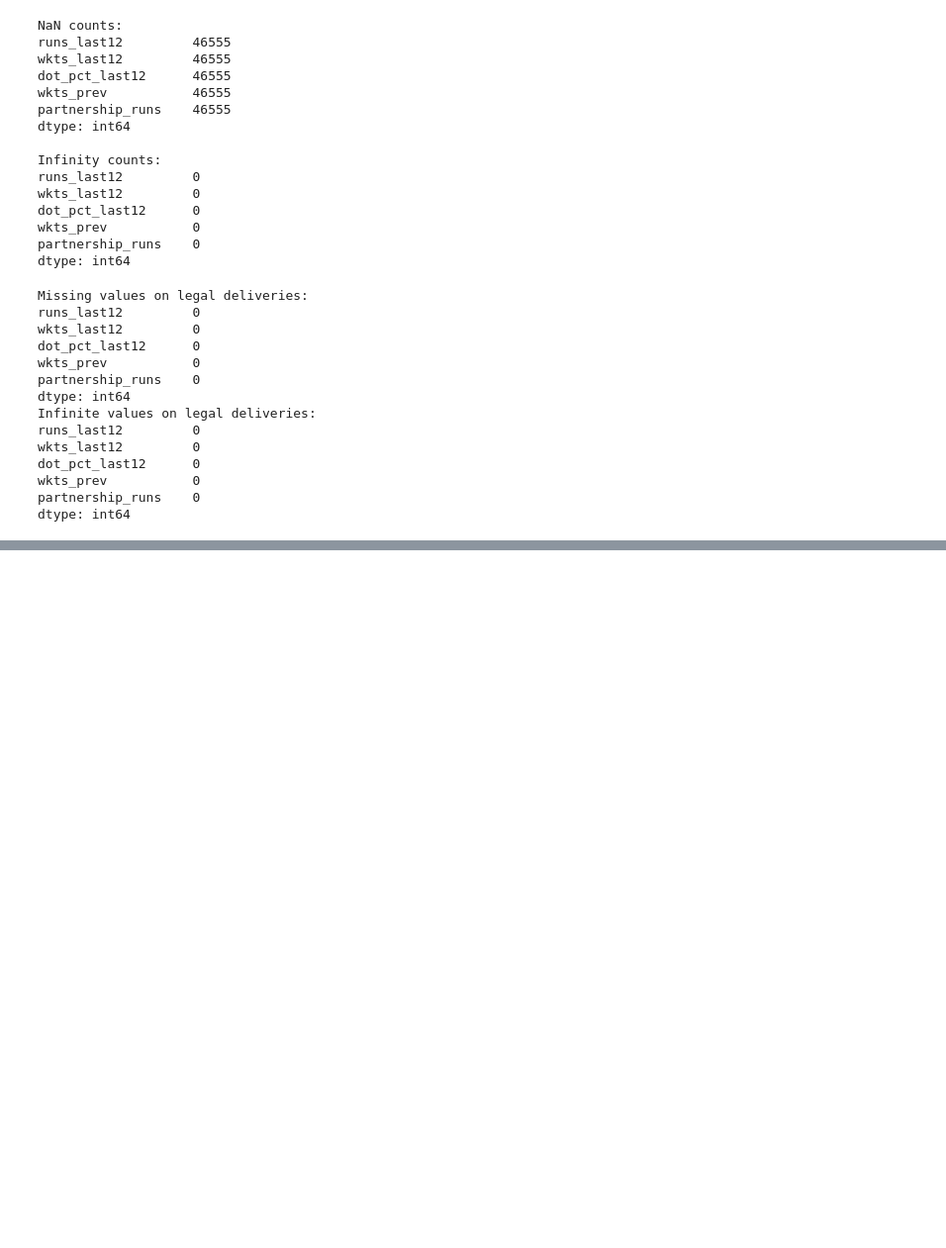
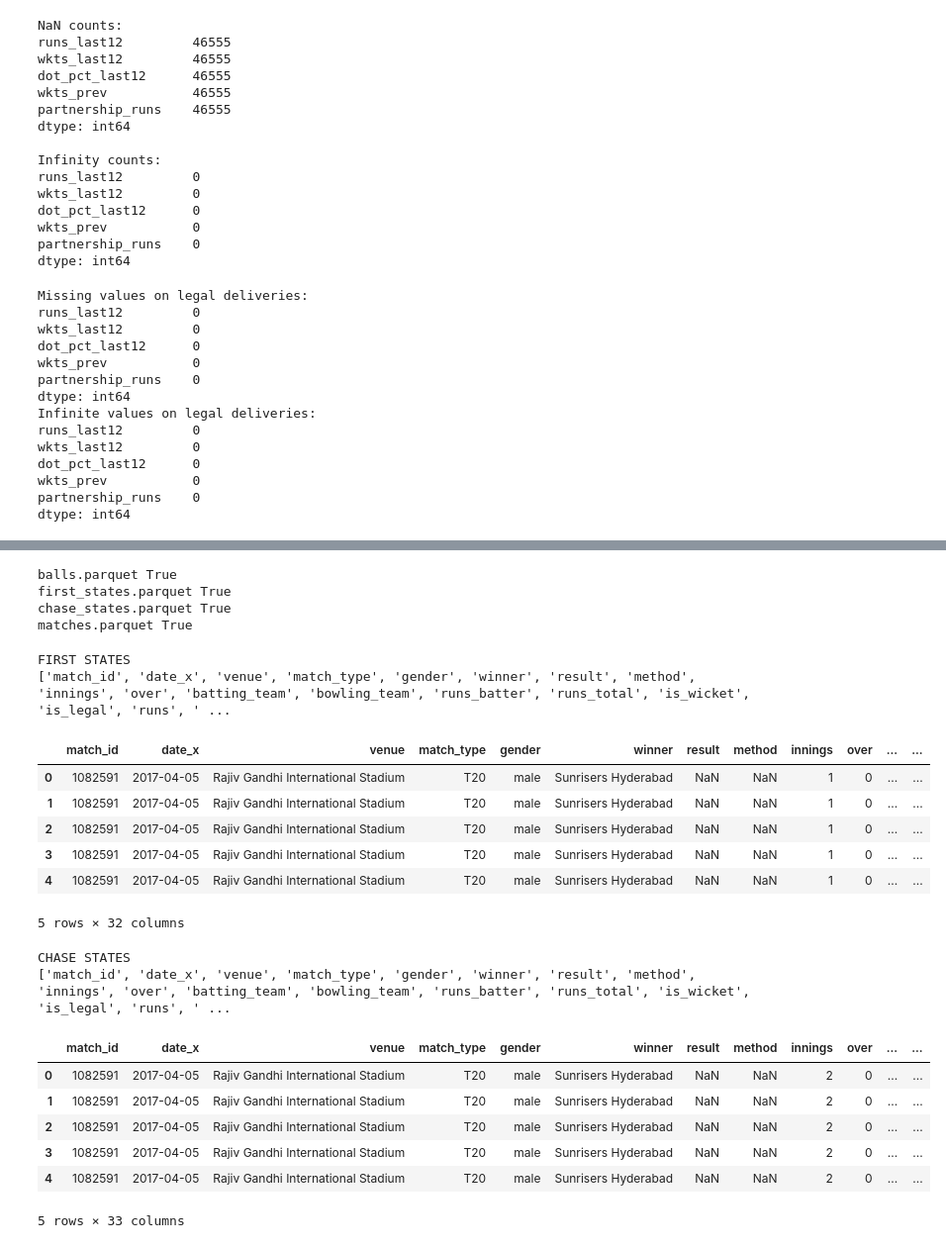
Before and after one commit to karnesh-sg/cric-win-pred, a Jupyter notebook: notebooks/01_eda.ipynb, the cells around one changed output, grey strips where cells are left out. Shown at 99% size. Drawn from its saved outputs; the diff is of its cells as text; code cells hidden in the pictures; blank space fills up the shorter version.

```diff
--- a/notebooks/01_eda.ipynb
+++ b/notebooks/01_eda.ipynb
@@ -573,0 +899,34 @@ dtype: int64
+# %%
+from pathlib import Path
+import pandas as pd
+
+DATA = Path("../data/interim")
+
+first = pd.read_parquet(DATA / "first_states.parquet")
+chase = pd.read_parquet(DATA / "chase_states.parquet")
+
+match_features = [
+    "match_id", "date", "venue_avg_first", "venue_chase_rate",
+    "elo_diff", "elo_diff_bat"
+]
+
+first = first.merge(
+    m_elo[match_features],
+    on="match_id",
+    how="left",
+    validate="many_to_one"
+)
+
+chase = chase.merge(
+    m_elo[match_features],
+    on="match_id",
+    how="left",
+    validate="many_to_one"
+)
+# %%
+first["wickets_in_hand"] = 10 - first["wkts"]
+
+chase["wickets_in_hand"] = 10 - chase["wkts"]
+chase["target_vs_venue"] = (
+    chase["target"] - chase["venue_avg_first"]
+)
@@ -573,0 +950,45 @@ dtype: int64
+# %%
+from pathlib import Path
+
+DATA = Path("../data/interim")
+
+for filename in [
+    "balls.parquet",
+    "first_states.parquet",
+    "chase_states.parquet",
+    "matches.parquet"
+]:
+    path = DATA / filename
+    print(filename, path.exists())
+# %% [output]
+balls.parquet True
+first_states.parquet True
+chase_states.parquet True
+matches.parquet True
+# %%
+print("FIRST STATES")
+print(first.columns.tolist())
+display(first.head(5))
+
+print("\nCHASE STATES")
+print(chase.columns.tolist())
+display(chase.head(5))
+# %% [output]
+FIRST STATES
+['match_id', 'date_x', 'venue', 'match_type', 'gender', 'winner', 'result', 'method', 'innings', 'over', 'batting_team', 'bowling_team', 'runs_batter', 'runs_total', 'is_wicket', 'is_legal', 'runs', ' ...
+|  | match_id | date_x | venue | match_type | gender | winner | result | method | innings | over | ... | ... |
+| 0 | 1082591 | 2017-04-05 | Rajiv Gandhi International Stadium | T20 | male | Sunrisers Hyderabad | NaN | NaN | 1 | 0 | ... | ... |
+| 1 | 1082591 | 2017-04-05 | Rajiv Gandhi International Stadium | T20 | male | Sunrisers Hyderabad | NaN | NaN | 1 | 0 | ... | ... |
+| 2 | 1082591 | 2017-04-05 | Rajiv Gandhi International Stadium | T20 | male | Sunrisers Hyderabad | NaN | NaN | 1 | 0 | ... | ... |
+| 3 | 1082591 | 2017-04-05 | Rajiv Gandhi International Stadium | T20 | male | Sunrisers Hyderabad | NaN | NaN | 1 | 0 | ... | ... |
+| 4 | 1082591 | 2017-04-05 | Rajiv Gandhi International Stadium | T20 | male | Sunrisers Hyderabad | NaN | NaN | 1 | 0 | ... | ... |
+5 rows × 32 columns
+CHASE STATES
+['match_id', 'date_x', 'venue', 'match_type', 'gender', 'winner', 'result', 'method', 'innings', 'over', 'batting_team', 'bowling_team', 'runs_batter', 'runs_total', 'is_wicket', 'is_legal', 'runs', ' ...
+|  | match_id | date_x | venue | match_type | gender | winner | result | method | innings | over | ... | ... |
+| 0 | 1082591 | 2017-04-05 | Rajiv Gandhi International Stadium | T20 | male | Sunrisers Hyderabad | NaN | NaN | 2 | 0 | ... | ... |
+| 1 | 1082591 | 2017-04-05 | Rajiv Gandhi International Stadium | T20 | male | Sunrisers Hyderabad | NaN | NaN | 2 | 0 | ... | ... |
+| 2 | 1082591 | 2017-04-05 | Rajiv Gandhi International Stadium | T20 | male | Sunrisers Hyderabad | NaN | NaN | 2 | 0 | ... | ... |
+| 3 | 1082591 | 2017-04-05 | Rajiv Gandhi International Stadium | T20 | male | Sunrisers Hyderabad | NaN | NaN | 2 | 0 | ... | ... |
+| 4 | 1082591 | 2017-04-05 | Rajiv Gandhi International Stadium | T20 | male | Sunrisers Hyderabad | NaN | NaN | 2 | 0 | ... | ... |
+5 rows × 33 columns
```
Also changed, not shown: parts of 47 cells of this notebook.
